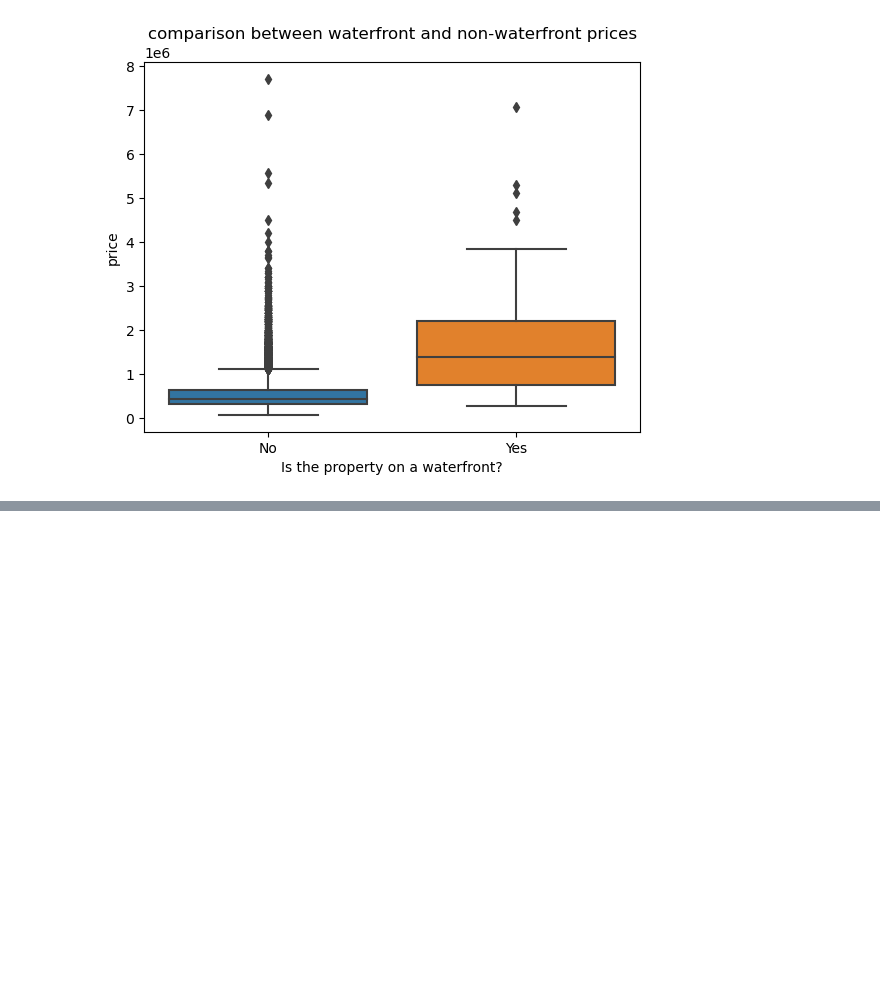
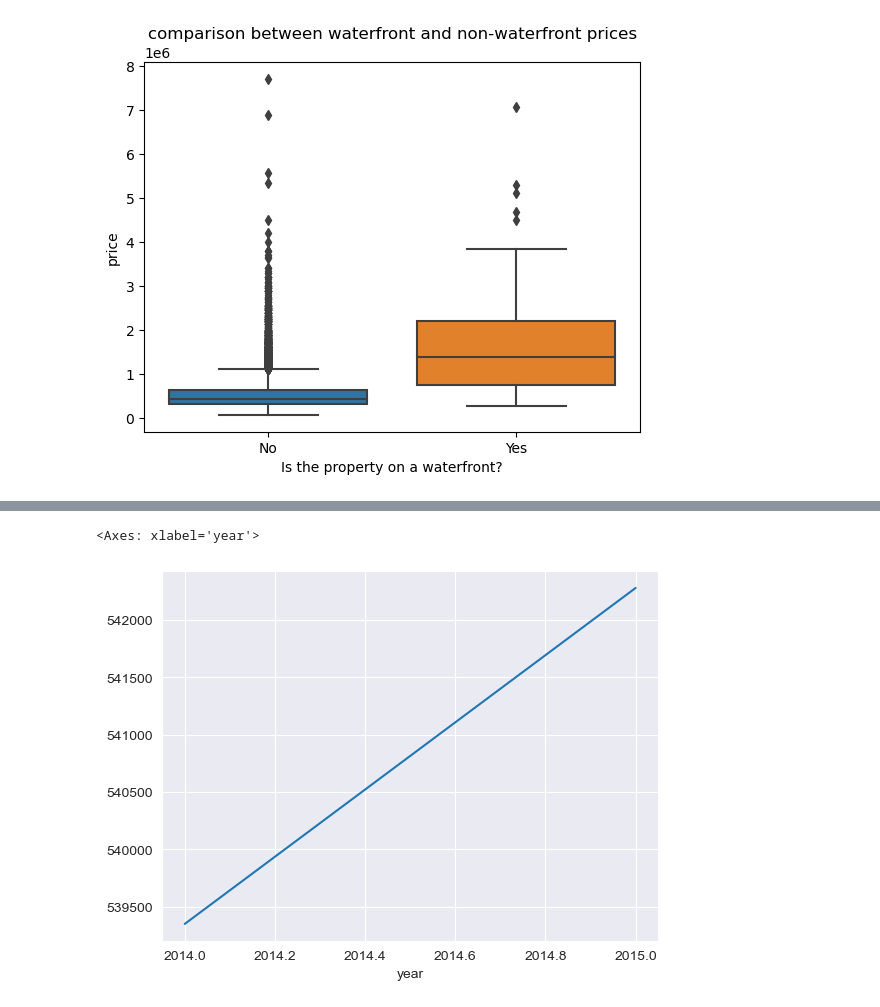
Before and after one commit to shahbazmansahia/DataAnalysisWithPython, a Jupyter notebook: Refactored_Py_DS_ML_Bootcamp-master/22-Deep Learning/my_NN_Study_2.ipynb, the cells around one changed output, grey strips where cells are left out. Saved outputs shown, nothing was run; the diff lists cells and outputs as text; code cells hidden in the pictures; blank space fills up the shorter version.

```diff
--- a/Refactored_Py_DS_ML_Bootcamp-master/22-Deep Learning/my_NN_Study_2.ipynb
+++ b/Refactored_Py_DS_ML_Bootcamp-master/22-Deep Learning/my_NN_Study_2.ipynb
@@ -235,0 +281,5 @@ plt.xticks(ticks = [0, 1], labels = ['No', 'Yes'])
+# %%
+df.groupby('year').mean()['price'].plot()
+# %% [output]
+<Axes: xlabel='year'>
+[figure, added]
```
Also changed, not shown: parts of 23 cells of this notebook.
